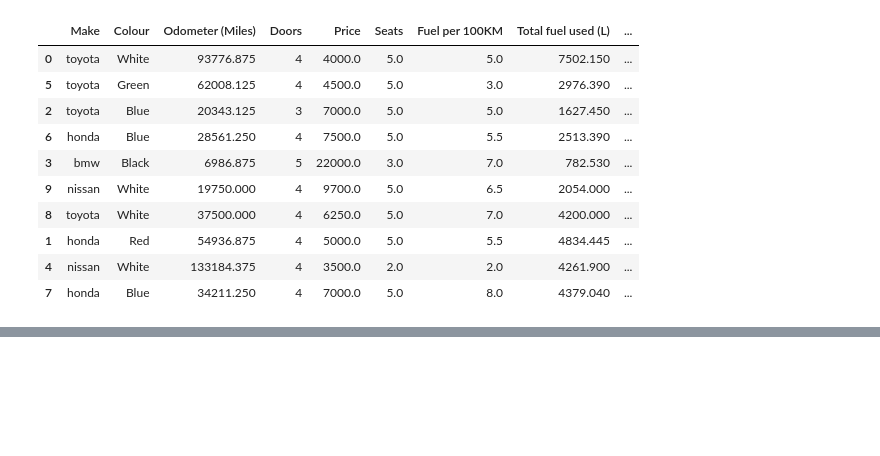
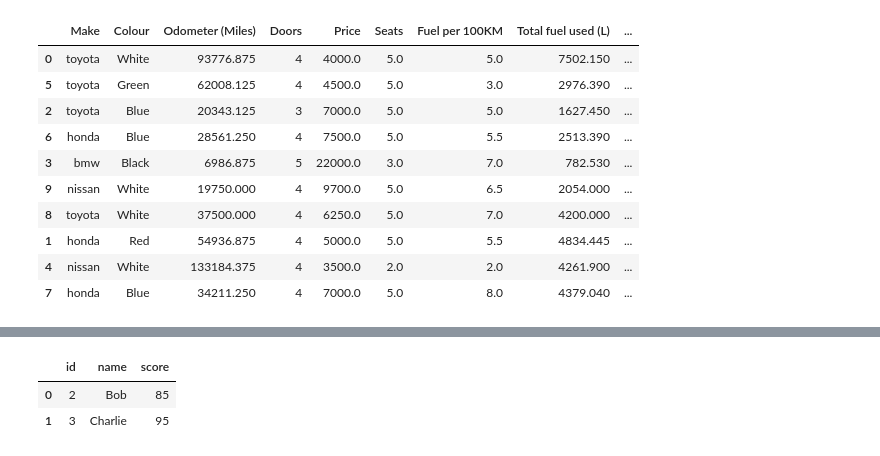
Before and after one commit to osamaizhar/Datascience-and-AI-Learning, a Jupyter notebook: Pandas/main.ipynb, the cells around one changed output, grey strips where cells are left out. Drawn from its saved outputs; the diff is of its cells as text; code cells hidden in the pictures; blank space fills up the shorter version.

```diff
--- a/Pandas/main.ipynb
+++ b/Pandas/main.ipynb
@@ -701,0 +749,8 @@ car_sales
+# %%
+df1 = pd.DataFrame({'id': [1, 2, 3], 'name': ['Alice', 'Bob', 'Charlie']})
+df2 = pd.DataFrame({'id': [2, 3, 4], 'score': [85, 95, 75]})
+pd.merge(df1, df2, on='id', how='inner')
+# %% [output]
+|  | id | name | score |
+| 0 | 2 | Bob | 85 |
+| 1 | 3 | Charlie | 95 |
```
Also changed, not shown: parts of 11 cells of this notebook, 15 other files.
